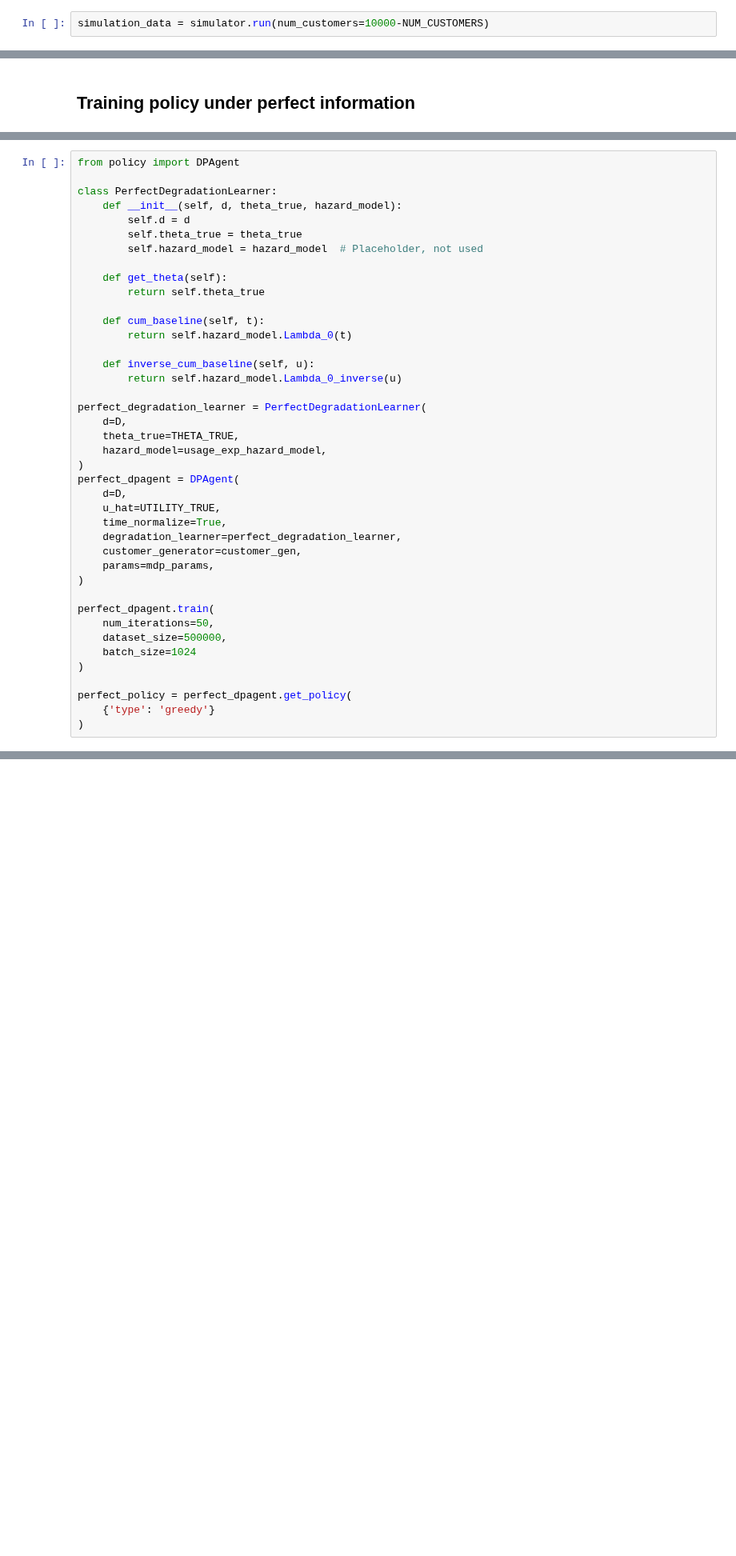
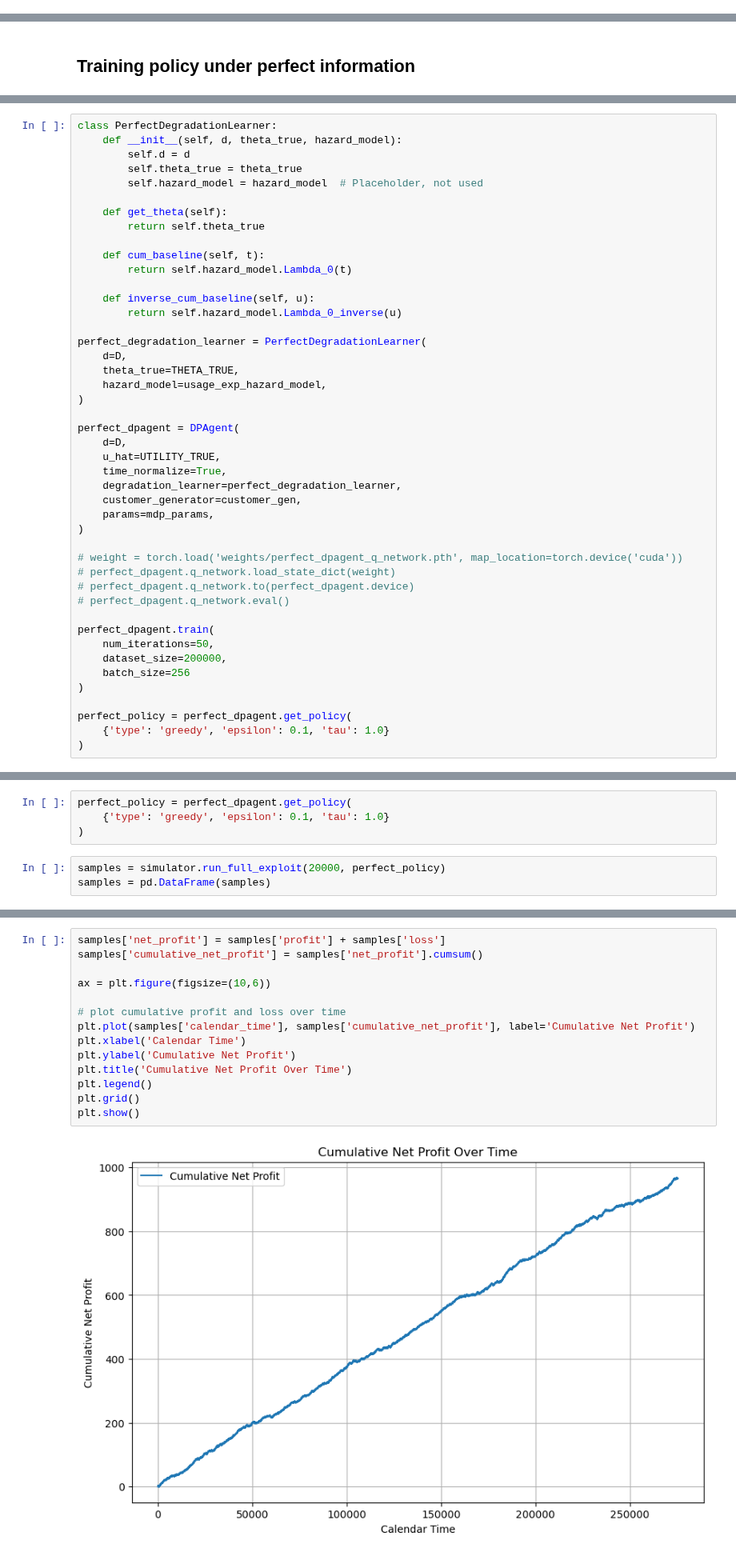
Before and after one commit to jooooooos/degradation_learning, a Jupyter notebook: simulate copy.ipynb, the cells around one changed output, grey strips where cells are left out. Shown at 80% size. Cells and saved outputs as stored; diff of their text form; blank space fills up the shorter version.

Commit message:
more simulation parameter tuning

```diff
--- a/simulate copy.ipynb
+++ b/simulate copy.ipynb
@@ -176,2 +141,0 @@ INFO:root:Theta updated. New theta_hat: [0.661 0.    0.481 0.659]
-# %%
-simulation_data = simulator.run(num_customers=10000-NUM_CUSTOMERS)
@@ -180,6 +226,4 @@ simulation_data = simulator.run(num_customers=10000-NUM_CUSTOMERS)
 # %%
-from policy import DPAgent
-
 class PerfectDegradationLearner:
     def __init__(self, d, theta_true, hazard_model):
         self.d = d
@@ -200,6 +244,7 @@ perfect_degradation_learner = PerfectDegradationLearner(
     theta_true=THETA_TRUE,
     hazard_model=usage_exp_hazard_model,
 )
+
 perfect_dpagent = DPAgent(
     d=D,
     u_hat=UTILITY_TRUE,
@@ -209,12 +254,17 @@ perfect_dpagent = DPAgent(
     params=mdp_params,
 )
 
+# weight = torch.load('weights/perfect_dpagent_q_network.pth', map_location=torch.device('cuda'))
+# perfect_dpagent.q_network.load_state_dict(weight)
+# perfect_dpagent.q_network.to(perfect_dpagent.device)
+# perfect_dpagent.q_network.eval()
+
 perfect_dpagent.train(
     num_iterations=50,
-    dataset_size=500000,
-    batch_size=1024
+    dataset_size=200000,
+    batch_size=256
 )
 
 perfect_policy = perfect_dpagent.get_policy(
-    {'type': 'greedy'}
+    {'type': 'greedy', 'epsilon': 0.1, 'tau': 1.0}
 )
@@ -280,0 +275,7 @@ print(f"Sample Departure State. Optimal Action: {action_map[action_departure]}")
+# %%
+perfect_policy = perfect_dpagent.get_policy(
+    {'type': 'greedy', 'epsilon': 0.1, 'tau': 1.0}
+)
+# %%
+samples = simulator.run_full_exploit(20000, perfect_policy)
+samples = pd.DataFrame(samples)
@@ -280,0 +285,16 @@ print(f"Sample Departure State. Optimal Action: {action_map[action_departure]}")
+# %%
+samples['net_profit'] = samples['profit'] + samples['loss']
+samples['cumulative_net_profit'] = samples['net_profit'].cumsum()
+
+ax = plt.figure(figsize=(10,6))
+
+# plot cumulative profit and loss over time
+plt.plot(samples['calendar_time'], samples['cumulative_net_profit'], label='Cumulative Net Profit')
+plt.xlabel('Calendar Time')
+plt.ylabel('Cumulative Net Profit')
+plt.title('Cumulative Net Profit Over Time')
+plt.legend()
+plt.grid()
+plt.show()
+# %% [output]
+[figure, added]
```
Also changed, not shown: parts of 22 cells of this notebook, 7 other files.
